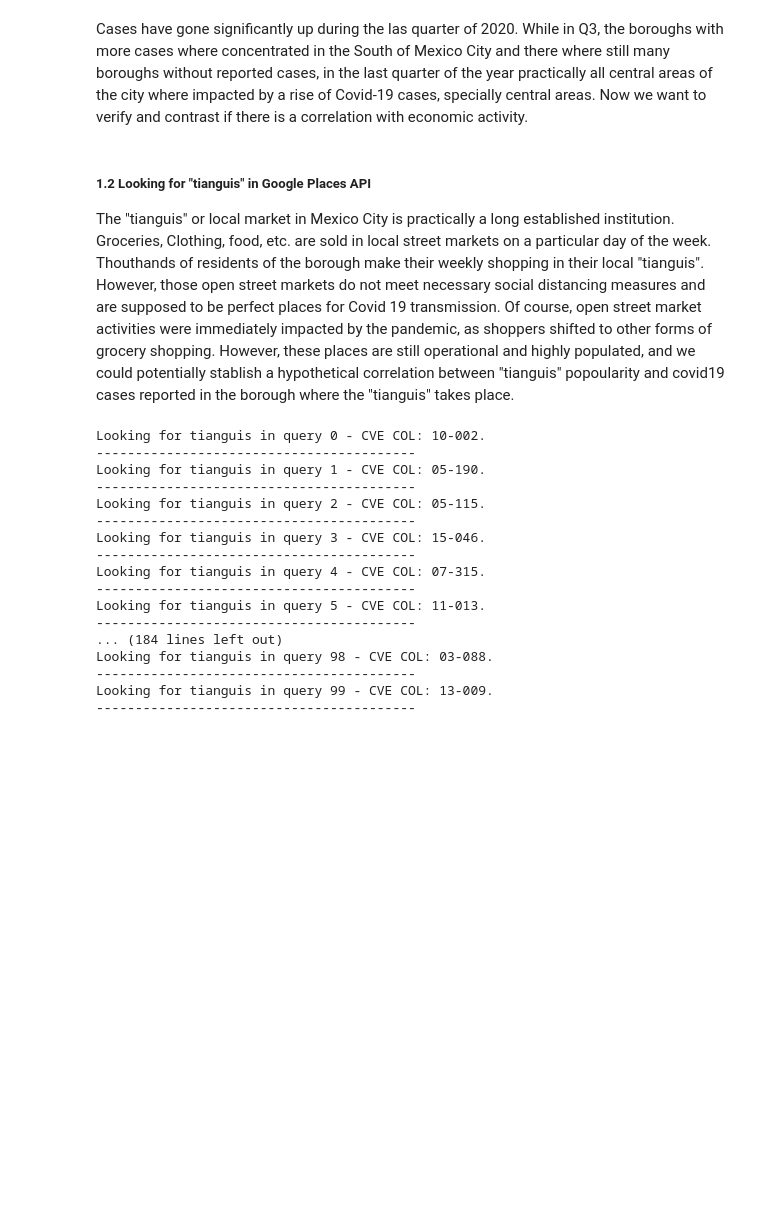
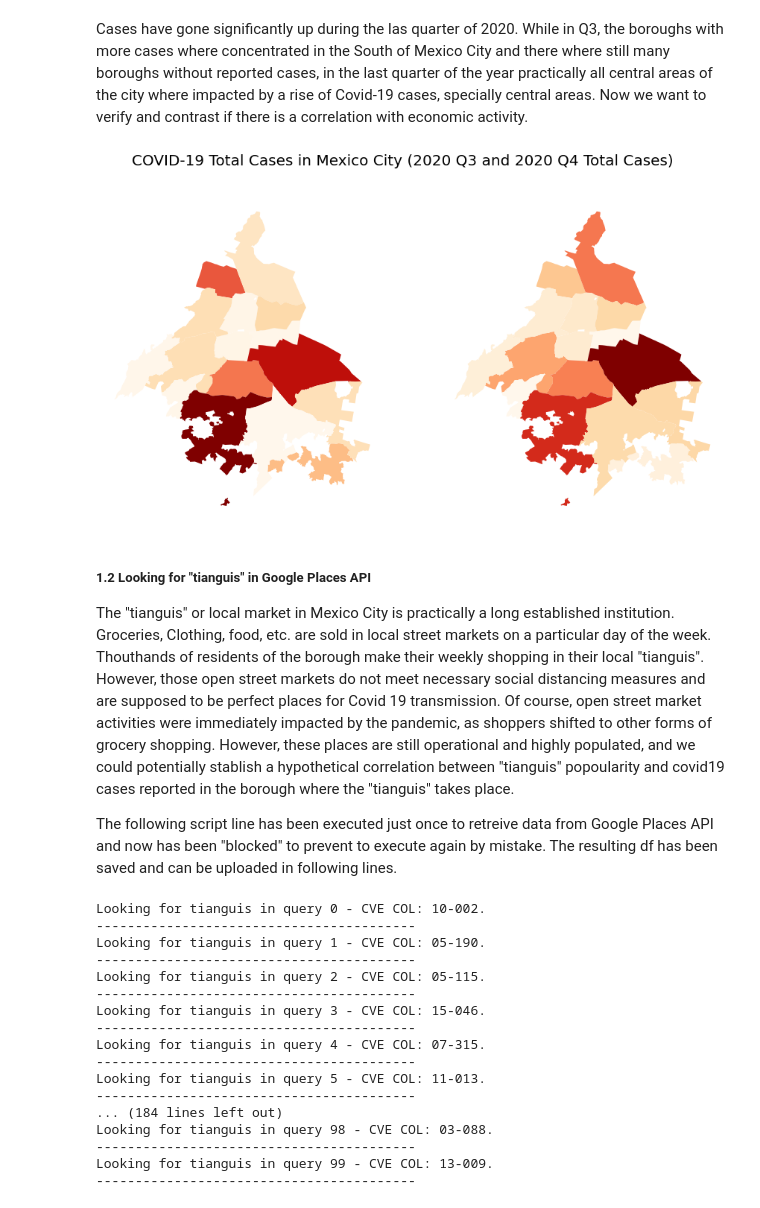
Before and after one commit to martinsingla/data-project, a Jupyter notebook: Covid19_and_Retailing_in_MexCity.ipynb, the cells around one changed output. Saved outputs shown, nothing was run; the diff lists cells and outputs as text; code cells hidden in the pictures; blank space fills up the shorter version.

```diff
--- a/Covid19_and_Retailing_in_MexCity.ipynb
+++ b/Covid19_and_Retailing_in_MexCity.ipynb
@@ -105,8 +106,36 @@ plt.show()
 [figure]
 # %% [markdown]
 Cases have gone significantly up during the las quarter of 2020. While in Q3, the boroughs with more cases where concentrated in the South of Mexico City and there where still many boroughs without reported cases, in the last quarter of the year practically all central areas of the city where impacted by a rise of Covid-19 cases, specially central areas. Now we want to verify and contrast if there is a correlation with economic activity.
+# %%
+#Merging into Alcaldias
+
+coloniasQ3 = coloniasQ3[["alcaldia", "sum", "geometry"]]
+coloniasQ3 = coloniasQ3.dropna(subset= ["geometry"])
+alcaldiasQ3 = coloniasQ3.dissolve(by= "alcaldia")
+
+coloniasQ4 = coloniasQ4[["alcaldia", "sum", "geometry"]]
+coloniasQ4 = coloniasQ4.dropna(subset= ["geometry"])
+alcaldiasQ4 = coloniasQ4.dissolve(by= "alcaldia")
+
+#Plotting
+alcaldiasQ3["sum/area"] = alcaldiasQ3["sum"] * alcaldiasQ3.area
+alcaldiasQ4["sum/area"] = alcaldiasQ4["sum"] * alcaldiasQ4.area
+
+fig2, axs = plt.subplots(1,2, figsize=(15,8))
+fig2.suptitle("COVID-19 Total Cases in Mexico City (2020 Q3 and 2020 Q4 Total Cases)", size= 20)
+alcaldiasQ3.plot(column= "sum/area", ax= axs[0], cmap= "OrRd")
+alcaldiasQ4.plot(column= "sum/area", ax= axs[1], cmap= "OrRd")
+axs[0].set_axis_off()
+axs[1].set_axis_off()
+axs[1].set_axis_off()
+plt.show()
+# %% [output]
+[figure, added]
 # %% [markdown]
 ##### 1.2 Looking for "tianguis" in Google Places API
 
 The "tianguis" or local market in Mexico City is practically a long established institution. Groceries, Clothing, food, etc. are sold in local street markets on a particular day of the week. Thouthands of residents of the borough make their weekly shopping in their local "tianguis". However, those open street markets do not meet necessary social distancing measures and are supposed to be perfect places for Covid 19 transmission. Of course, open street market activities were immediately impacted by the pandemic, as shoppers shifted to other forms of grocery shopping. However, these places are still operational and highly populated, and we could potentially stablish a hypothetical correlation between  "tianguis" popoularity and covid19 cases reported in the borough where the "tianguis" takes place.
+
+
+The following script line has been executed just once to retreive data from Google Places API and now has been "blocked" to prevent to execute again by mistake. The resulting df has been saved and can be uploaded in following lines.
 # %%
```
Also changed, not shown: parts of 5 cells of this notebook.
